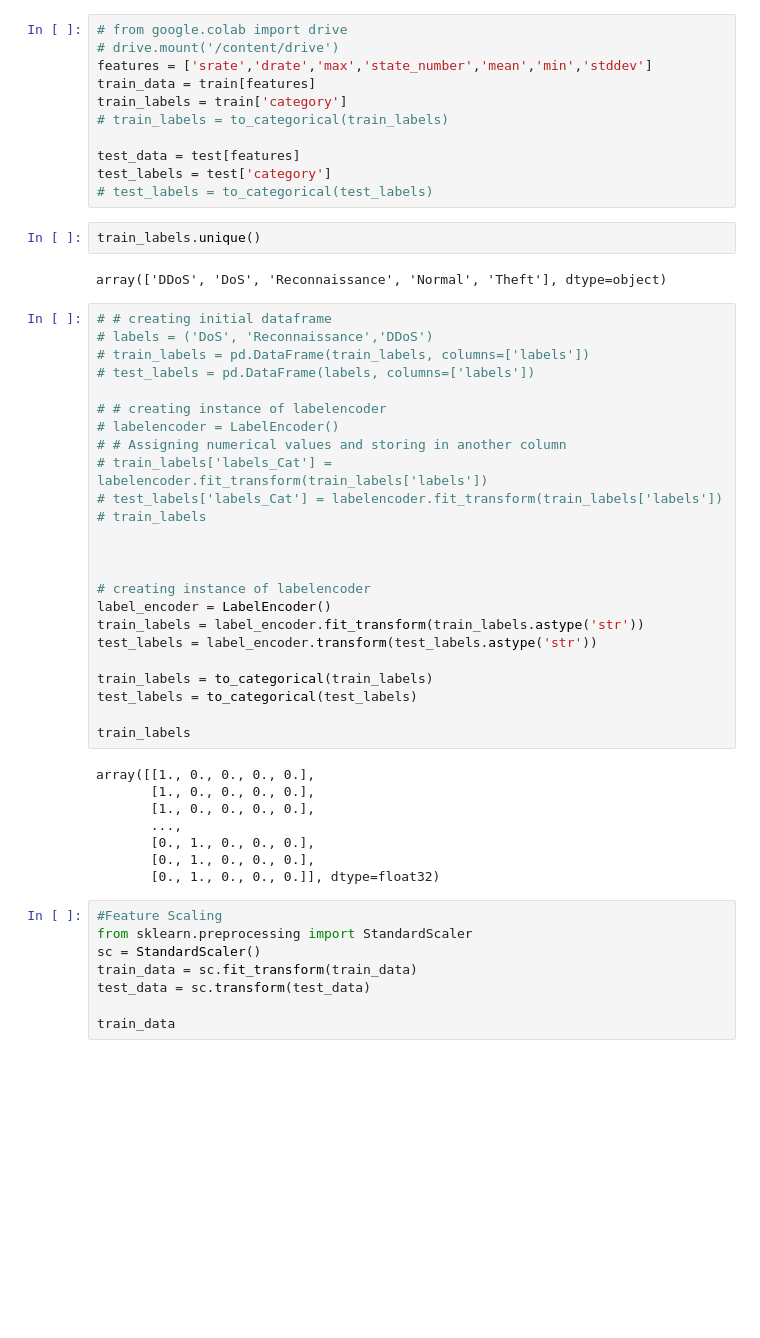
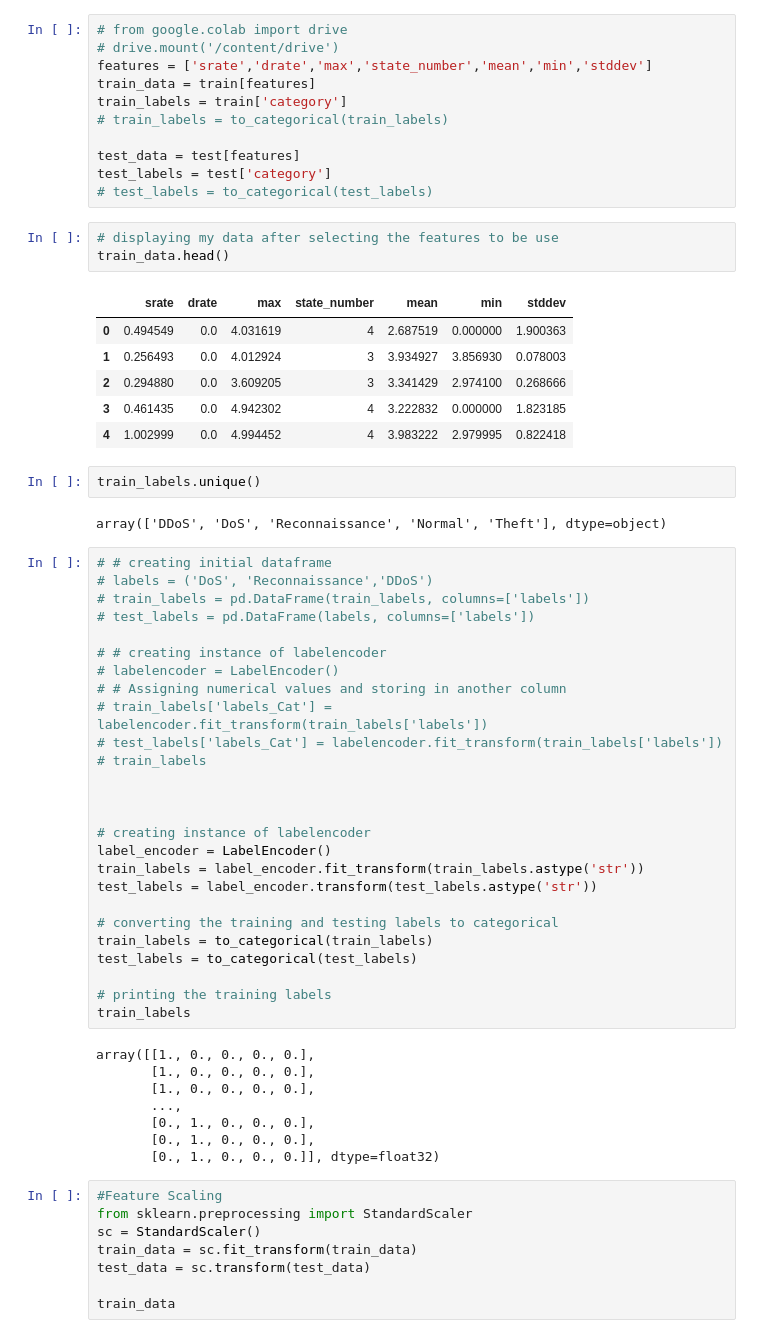
Before and after one commit to myschl/ML-DL, a Jupyter notebook: Cyber_Attack_Classification_.ipynb, the cells around one changed output. Cells and saved outputs as stored; diff of their text form; blank space fills up the shorter version.

```diff
--- a/Cyber_Attack_Classification_.ipynb
+++ b/Cyber_Attack_Classification_.ipynb
@@ -69,6 +71,16 @@ train_labels = train['category']
 test_data = test[features]
 test_labels = test['category']
 # test_labels = to_categorical(test_labels)
+# %%
+# displaying my data after selecting the features to be use
+train_data.head()
+# %% [output]
+|  | srate | drate | max | state_number | mean | min | stddev |
+| 0 | 0.494549 | 0.0 | 4.031619 | 4 | 2.687519 | 0.000000 | 1.900363 |
+| 1 | 0.256493 | 0.0 | 4.012924 | 3 | 3.934927 | 3.856930 | 0.078003 |
+| 2 | 0.294880 | 0.0 | 3.609205 | 3 | 3.341429 | 2.974100 | 0.268666 |
+| 3 | 0.461435 | 0.0 | 4.942302 | 4 | 3.222832 | 0.000000 | 1.823185 |
+| 4 | 1.002999 | 0.0 | 4.994452 | 4 | 3.983222 | 2.979995 | 0.822418 |
 # %%
 train_labels.unique()
 # %% [output]
@@ -93,9 +105,11 @@ label_encoder = LabelEncoder()
 train_labels = label_encoder.fit_transform(train_labels.astype('str'))
 test_labels = label_encoder.transform(test_labels.astype('str'))
 
+# converting the training and testing labels to categorical
 train_labels = to_categorical(train_labels)
 test_labels = to_categorical(test_labels)
 
+# printing the training labels
 train_labels
 # %% [output]
 array([[1., 0., 0., 0., 0.],
```
Also changed, not shown: parts of 7 cells of this notebook.
